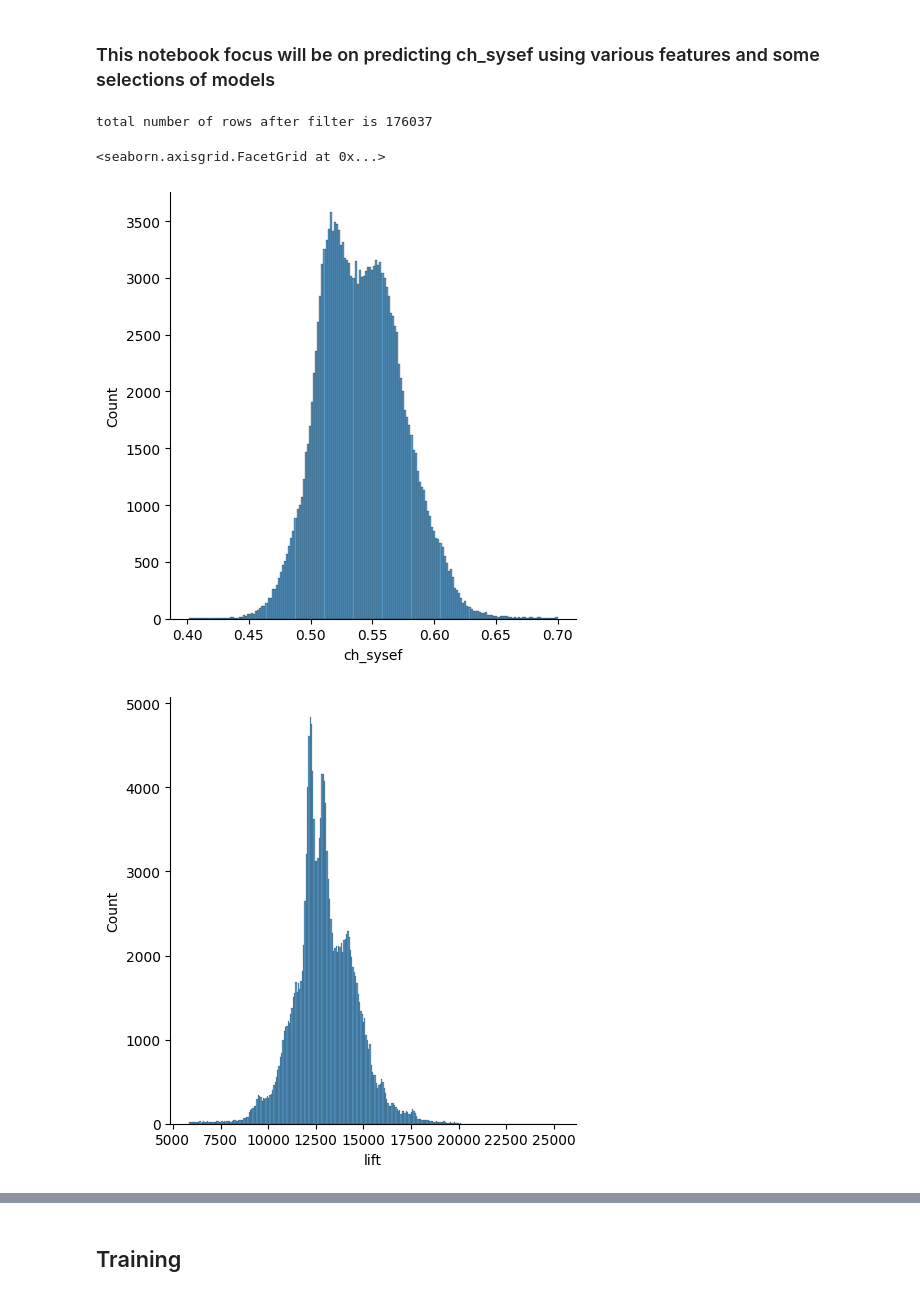
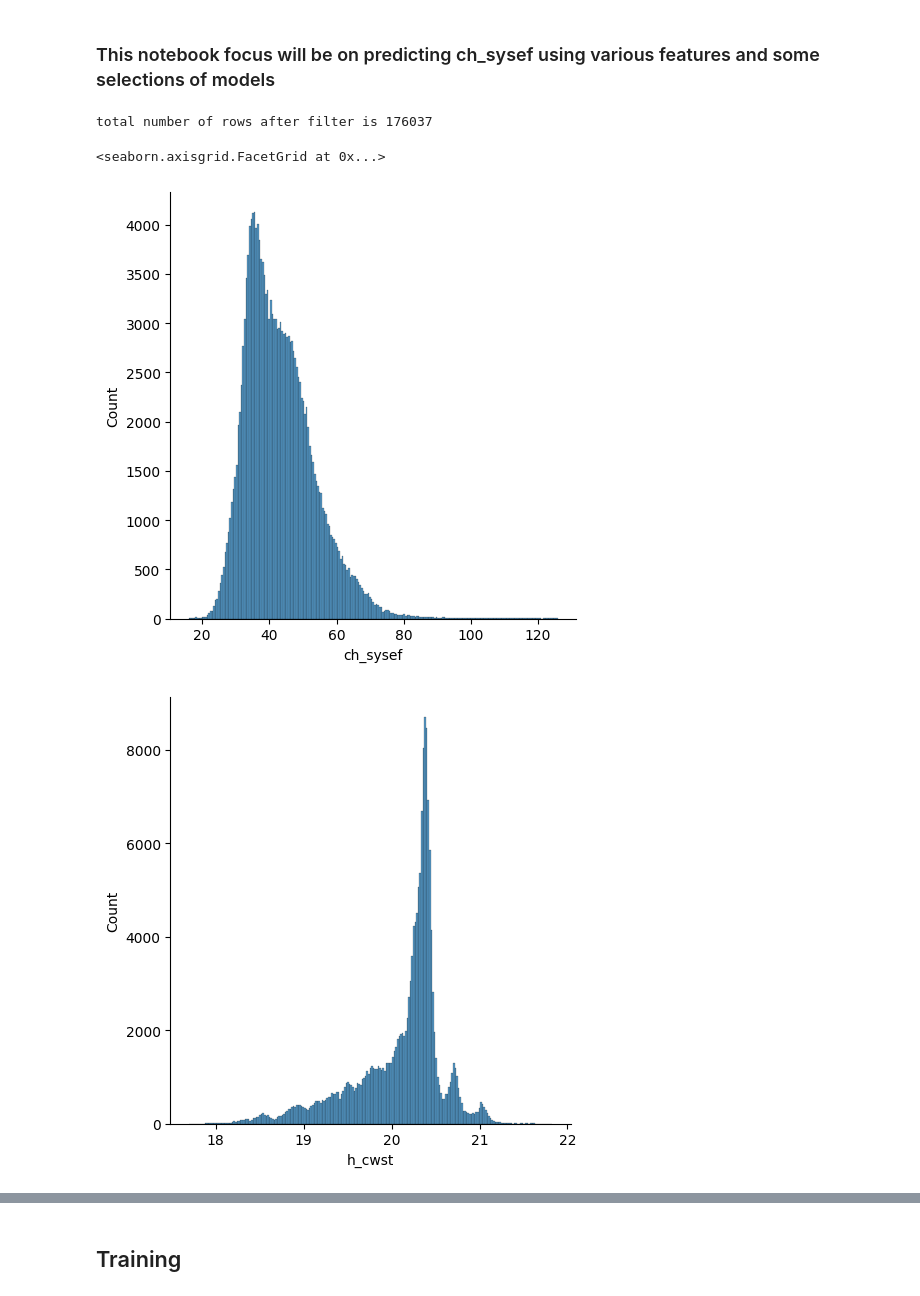
Before and after one commit to kaerintern/optimization, a Jupyter notebook: parklane/Experiments/parklane_ch_sysef_pred.ipynb, the cells around one changed output, grey strips where cells are left out. Cells and saved outputs as stored; diff of their text form; code cells hidden in the pictures.

```diff
--- a/parklane/Experiments/parklane_ch_sysef_pred.ipynb
+++ b/parklane/Experiments/parklane_ch_sysef_pred.ipynb
@@ -13,7 +14,7 @@ import matplotlib.pyplot as plt
 import warnings
 warnings.filterwarnings("ignore", category=DeprecationWarning)
 # %%
-df = pd.read_csv(r"/Users/admin/Desktop/optimization-1/parklane_combined_edited.csv")
+df = pd.read_csv(r"C:\Users\fabian\Desktop\parklane_combined_edited.csv")
 print('Unfiltered row of dataframe is {}'.format(len(df)))
 # %% [output]
 Unfiltered row of dataframe is 727657
@@ -51,43 +52,45 @@ fil_df['sys_eff'] = fil_df['sys_eff'] - fil_df['air_eff']
 # creating Lift Column, Lift: [h_cwrt-h_chwst]
 fil_df['lift'] = fil_df['h_cwrt'] - fil_df['h_chwst']
 fil_df = fil_df[(fil_df['lift']>=18) & (fil_df['lift']<=30)]
 
 # chiller configuration
 fil_df['ch_run'] = (fil_df['ch_1_kwe']>=2) & (fil_df['ch_2_kwe']>=2)
 fil_df['ch_run'] = fil_df['ch_run'].astype(int)
 
 # ct approach
 fil_df['ct_approach'] = fil_df['h_cwst'] - fil_df['wea_ct_wb']
 fil_df = fil_df[fil_df['ct_approach']<=4]
 
 # ct_tot_kw
 fil_df['ct_tot_kw'] = fil_df['ct_1_kw'] + fil_df['ct_2_kw']
 fil_df = fil_df[(fil_df['ct_tot_kw']>=2) & (fil_df['ct_tot_kw']<=20)]
 
 print("total number of rows after filter is {}".format(len(fil_df)))
 
 # columns manipulation
-# fil_df['ch_sysef'] = 1000 ** fil_df['ch_sysef']
-fil_df['h_cwst'] = fil_df['h_cwst'] ** 2
-fil_df['ct_approach'] = fil_df['ct_approach'] ** 1.5
+fil_df['ch_sysef'] = 1000 ** fil_df['ch_sysef']
+fil_df['h_cwst'] = fil_df['h_cwst'] ** 0.9
+fil_df['h_cwrt'] = fil_df['h_cwrt'] ** 0.9
+fil_df['ct_tot_kw'] = fil_df['ct_tot_kw'] ** 1.5
 fil_df['lift'] = fil_df['lift'] ** 3
-fil_df['ct_tot_kw'] = fil_df['ct_tot_kw'] ** 1.5
+fil_df['wea_ct_wb'] = fil_df['wea_ct_wb'] ** 0.7
 
 # selecting related features only
-ch_sysef_df = fil_df[['ch_sysef', 'lift', 'sys_cl', 'h_cwrt', 'ct_tot_kw', 'ch_run', 'h_cwst', 'ct_approach']]
-# reset
-ch_sysef_df = ch_sysef_df.reset_index()
+ch_sysef_df = fil_df[['ch_sysef','ch_run', 'h_cwst', 'h_cwrt', 'ct_tot_kw', 'lift', 'sys_cl', 'wea_ct_wb', 'wea_ct_db', 'wea_ct_rh']]
+ch_sysef_df = ch_sysef_df.drop_duplicates().dropna().reset_index()
 
 # distribution
 sns.displot(ch_sysef_df, x="ch_sysef")
+sns.displot(ch_sysef_df, x="h_cwst")
+sns.displot(ch_sysef_df, x="h_cwrt")
+sns.displot(ch_sysef_df, x="ct_tot_kw")
 sns.displot(ch_sysef_df, x="lift")
 sns.displot(ch_sysef_df, x="sys_cl")
-sns.displot(ch_sysef_df, x="ct_tot_kw")
-sns.displot(ch_sysef_df, x="h_cwst")
-sns.displot(ch_sysef_df, x="ct_approach")
-sns.displot(ch_sysef_df, x="h_cwrt")
+sns.displot(ch_sysef_df, x="wea_ct_wb")
+sns.displot(ch_sysef_df, x="wea_ct_db")
+sns.displot(ch_sysef_df, x="wea_ct_rh")
 # %% [output]
 total number of rows after filter is 176037
 <seaborn.axisgrid.FacetGrid at 0x...>
-[figure, old version]
+[figure, new version]
-[figure, old version]
+[figure, new version]
```
Also changed, not shown: parts of 15 cells of this notebook.
